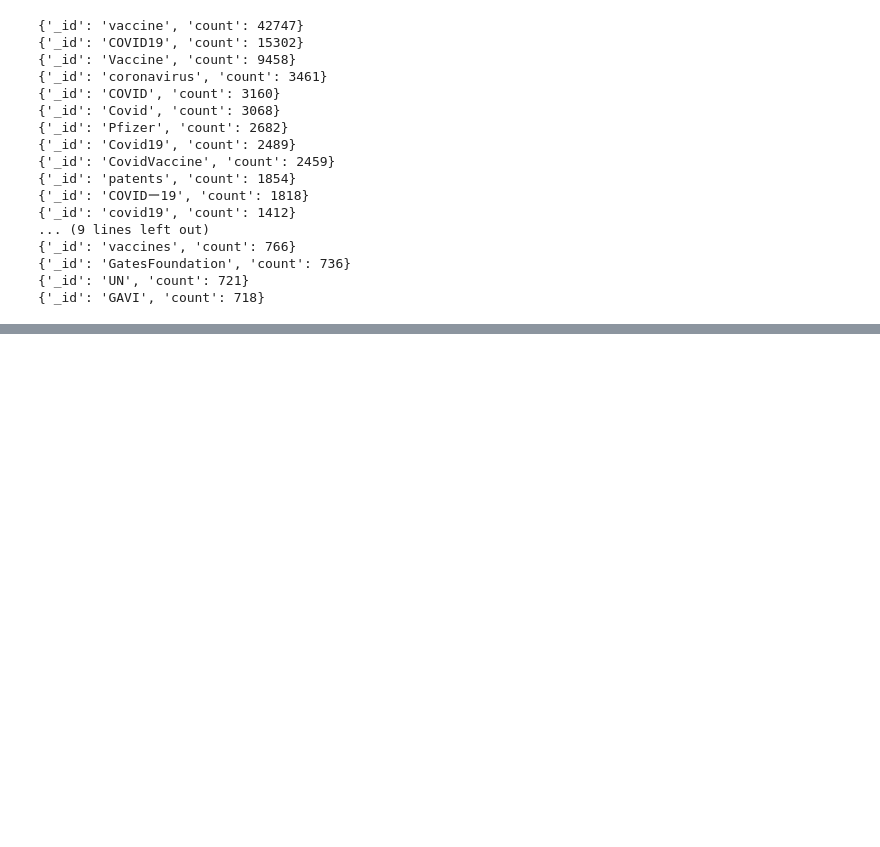
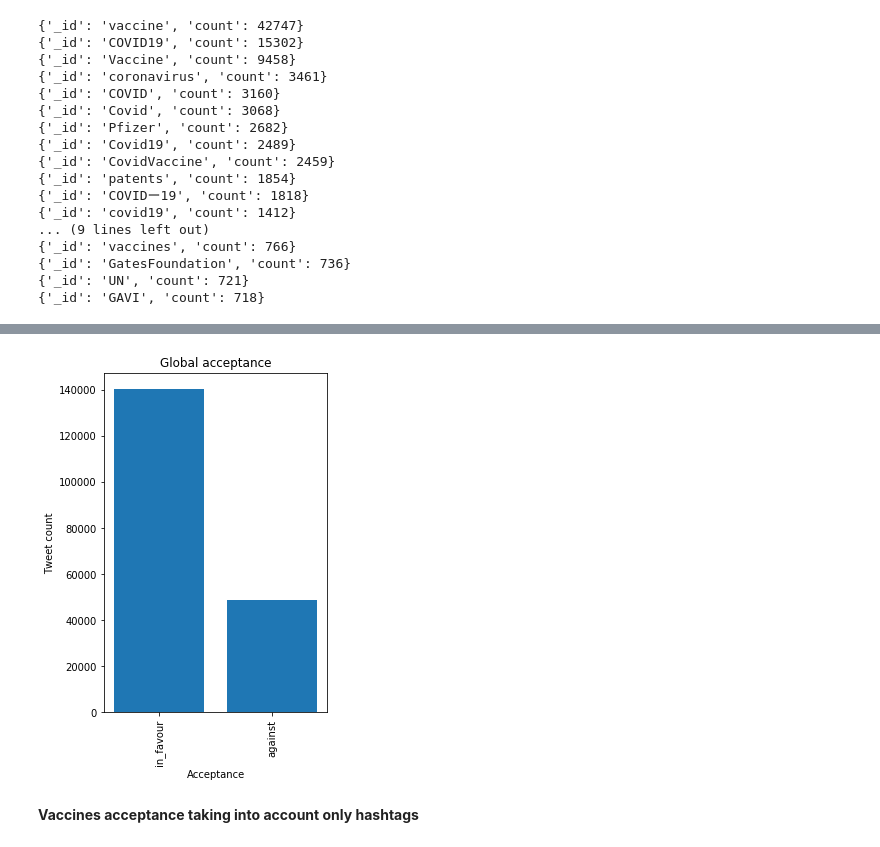
Before and after one commit to albertrial/covid-vaccine-tweets-study, a Jupyter notebook: BDA-Project-RafelPalliser-AlbertRial.ipynb, the cells around one changed output, grey strips where cells are left out. Cells and saved outputs as stored; diff of their text form; code cells hidden in the pictures; blank space fills up the shorter version.

```diff
--- a/BDA-Project-RafelPalliser-AlbertRial.ipynb
+++ b/BDA-Project-RafelPalliser-AlbertRial.ipynb
@@ -686,0 +859,19 @@ for sample in res:
+# %%
+pipeline = [
+        {'$match': {'vaccine_acceptance.global_acceptance': {'$in': ['in_favour', 'against']}}},
+        {'$group': {'_id': '$vaccine_acceptance.global_acceptance', 'count': {'$sum': 1}}},
+        {"$sort": SON([("count", pymongo.DESCENDING)])}
+    ]
+res = tweets.aggregate(pipeline)
+
+acceptance = []
+counts = []
+for acc in res:
+    acceptance.append(acc['_id'])
+    counts.append(acc['count'])
+# %%
+barplot(acceptance, counts, 'Global acceptance', 'Acceptance', 'Tweet count', 90, (4, 8))
+# %% [output]
+[figure, added]
+# %% [markdown]
+**Vaccines acceptance taking into account only hashtags**
```
Also changed, not shown: parts of 19 cells of this notebook, 1 other file.
